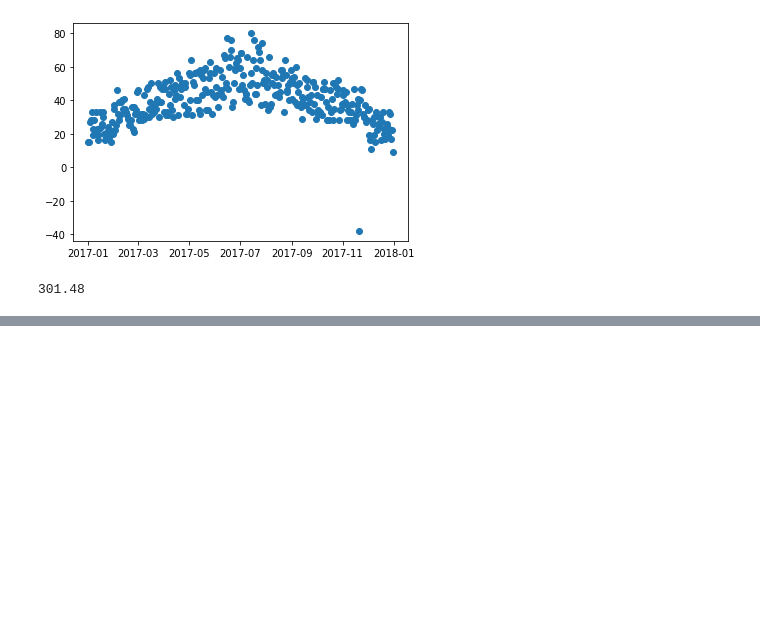
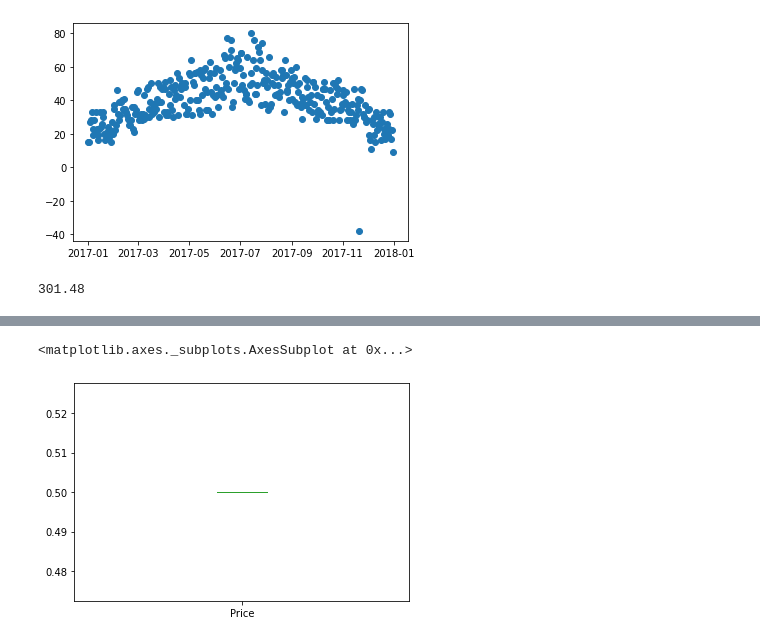
Before and after one commit to noahmelngailis/anomaly_detection, a Jupyter notebook: continuous_probabilistic_methods.ipynb, the cells around one changed output, grey strips where cells are left out. Drawn from its saved outputs; the diff is of its cells as text; code cells hidden in the pictures; blank space fills up the shorter version.

```diff
--- a/continuous_probabilistic_methods.ipynb
+++ b/continuous_probabilistic_methods.ipynb
@@ -153,0 +204,5 @@ df.Rainfall.sum()
+# %%
+df.Price.plot.box()
+# %% [output]
+<matplotlib.axes._subplots.AxesSubplot at 0x...>
+[figure, added]
```
Also changed, not shown: parts of 36 cells of this notebook.
